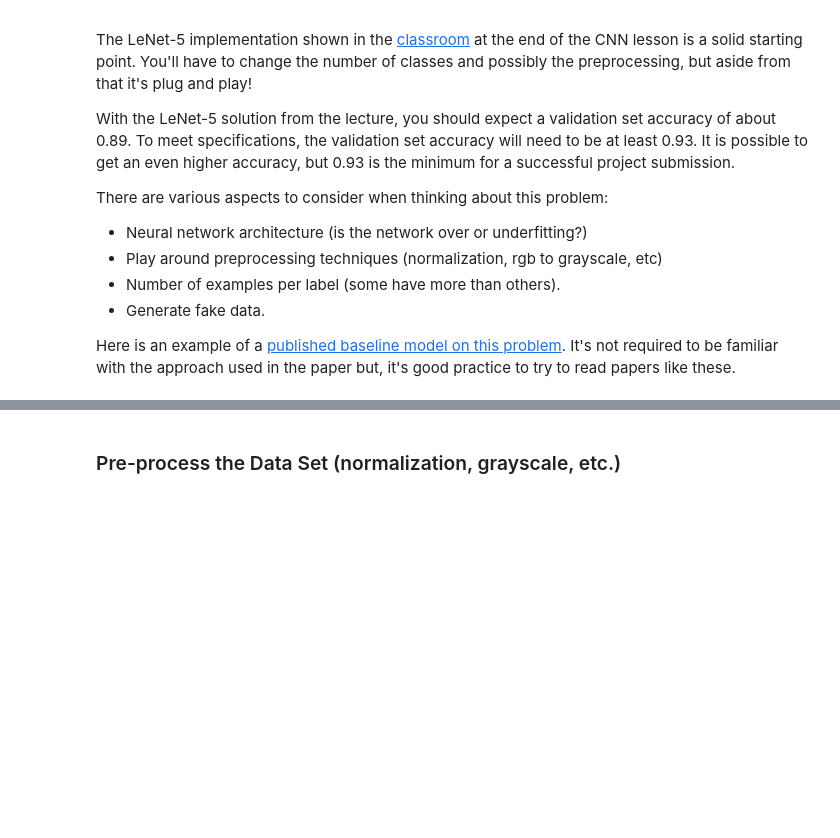
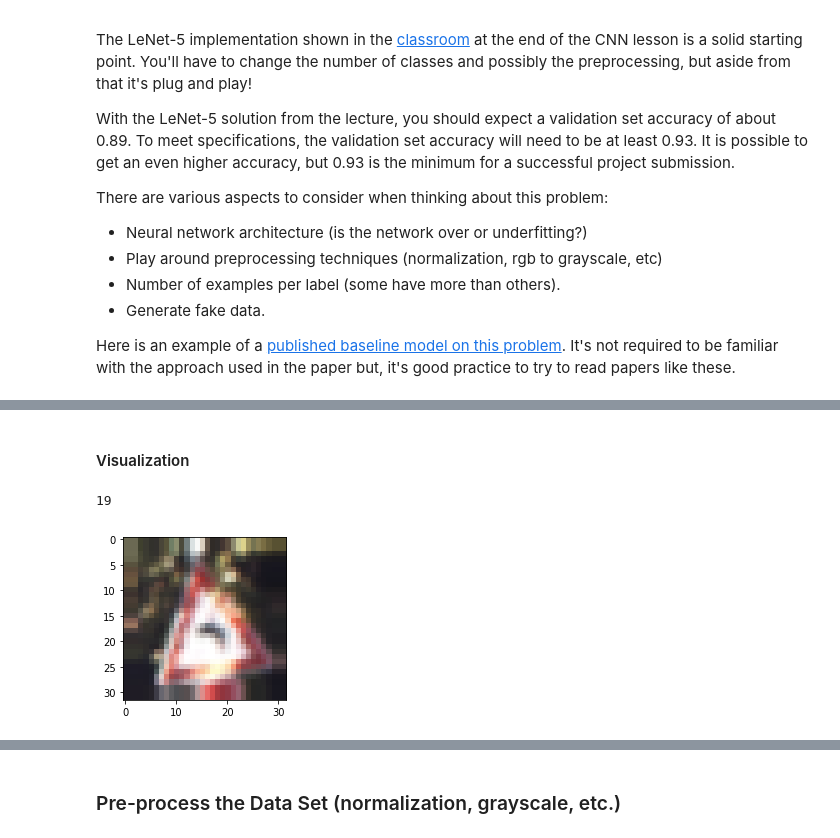
Before and after one commit to urs-waldmann/CarND-Traffic-Sign-Classifier-Project, a Jupyter notebook: Traffic_Sign_Classifier.ipynb, the cells around one changed output, grey strips where cells are left out. Saved outputs shown, nothing was run; the diff lists cells and outputs as text; code cells hidden in the pictures; blank space fills up the shorter version.

```diff
--- a/Traffic_Sign_Classifier.ipynb
+++ b/Traffic_Sign_Classifier.ipynb
@@ -137,0 +282,13 @@ Here is an example of a [published baseline model on this problem](http://yann.l
+# %% [markdown]
+#### Visualization
+# %%
+# Plot randomly chosen traffic sign from added training data by augmentation together with its class id.
+index_aug = random.randint(n_train, n_train_aug_2)
+image_aug = X_train_aug_2[index_aug].squeeze()
+
+plt.figure(figsize=(3,3))
+plt.imshow(image_aug)
+print(y_train_aug_2[index_aug])
+# %% [output]
+19
+[figure, added]
```
Also changed, not shown: parts of 38 cells of this notebook.
